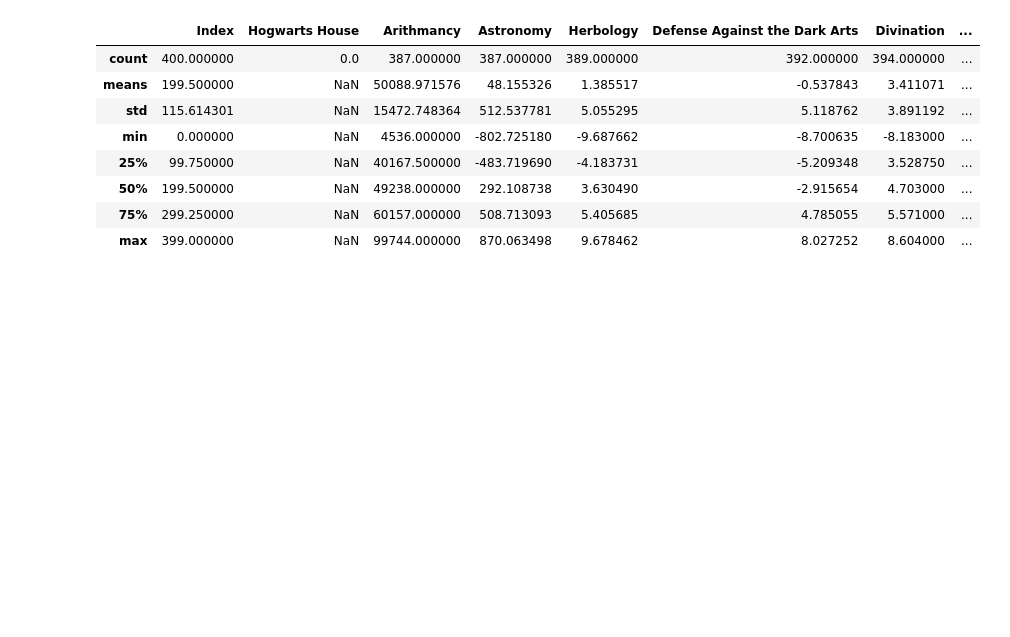
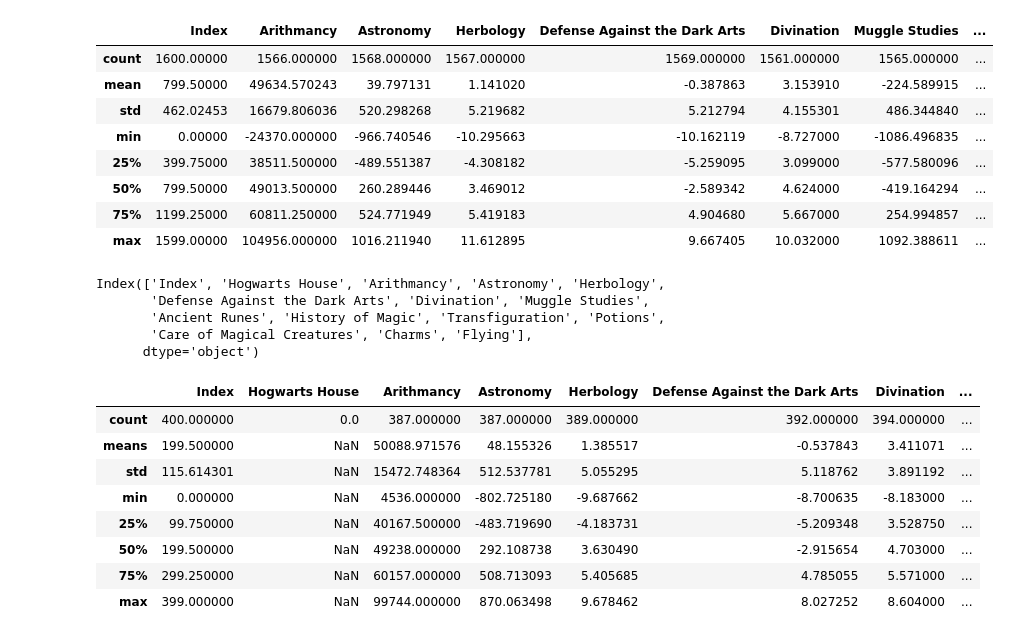
Before and after one commit to 21-school-slynell/dslr, a Jupyter notebook: Untitled.ipynb, the cells around one changed output. Drawn from its saved outputs; the diff is of its cells as text; code cells hidden in the pictures; blank space fills up the shorter version.

```diff
--- a/Untitled.ipynb
+++ b/Untitled.ipynb
@@ -18,7 +20,27 @@ df.head()
+# %%
+df.describe()
+# %% [output]
+|  | Index | Arithmancy | Astronomy | Herbology | Defense Against the Dark Arts | Divination | Muggle Studies | ... |
+| count | 1600.00000 | 1566.000000 | 1568.000000 | 1567.000000 | 1569.000000 | 1561.000000 | 1565.000000 | ... |
+| mean | 799.50000 | 49634.570243 | 39.797131 | 1.141020 | -0.387863 | 3.153910 | -224.589915 | ... |
+| std | 462.02453 | 16679.806036 | 520.298268 | 5.219682 | 5.212794 | 4.155301 | 486.344840 | ... |
+| min | 0.00000 | -24370.000000 | -966.740546 | -10.295663 | -10.162119 | -8.727000 | -1086.496835 | ... |
+| 25% | 399.75000 | 38511.500000 | -489.551387 | -4.308182 | -5.259095 | 3.099000 | -577.580096 | ... |
+| 50% | 799.50000 | 49013.500000 | 260.289446 | 3.469012 | -2.589342 | 4.624000 | -419.164294 | ... |
+| 75% | 1199.25000 | 60811.250000 | 524.771949 | 5.419183 | 4.904680 | 5.667000 | 254.994857 | ... |
+| max | 1599.00000 | 104956.000000 | 1016.211940 | 11.612895 | 9.667405 | 10.032000 | 1092.388611 | ... |
 # %%
 df_types = df.select_dtypes(include=['float64', 'int64'])
 # %%
 names = df_types.keys()
+# %%
+names
+# %% [output]
+Index(['Index', 'Hogwarts House', 'Arithmancy', 'Astronomy', 'Herbology',
+       'Defense Against the Dark Arts', 'Divination', 'Muggle Studies',
+       'Ancient Runes', 'History of Magic', 'Transfiguration', 'Potions',
+       'Care of Magical Creatures', 'Charms', 'Flying'],
+      dtype='object')
 # %%
 def stat(arr):
 
```
Also changed, not shown: parts of 18 cells of this notebook, 4 other files.
